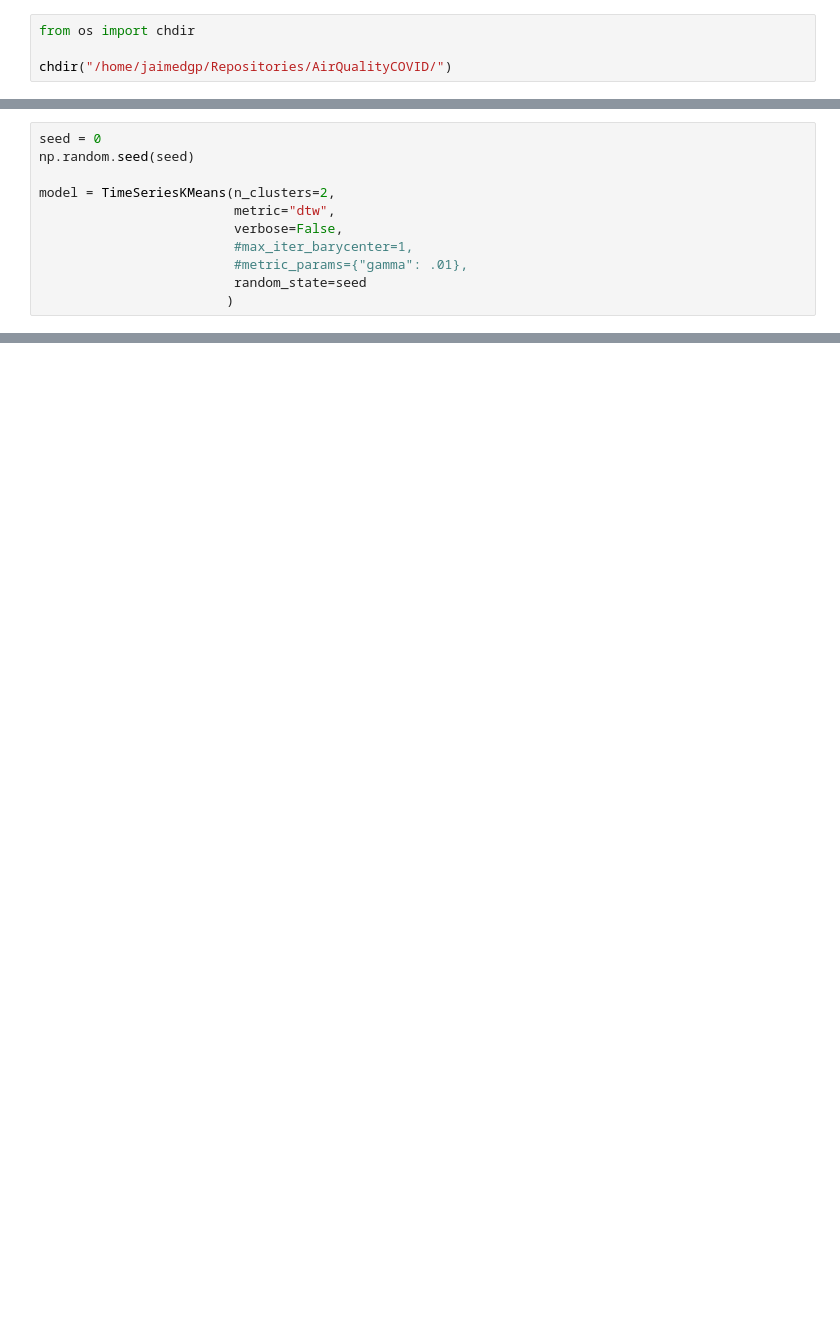
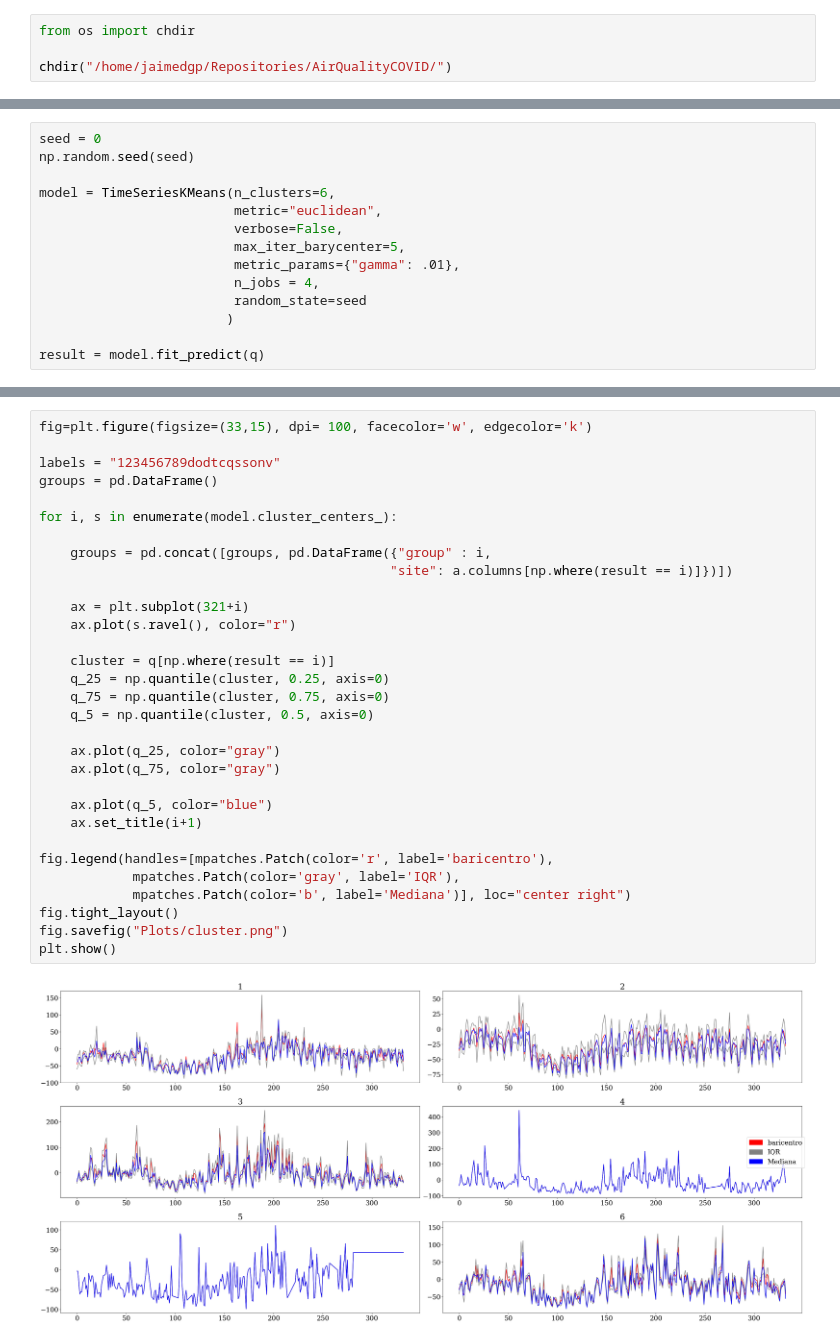
Before and after one commit to Jaimedgp/AirQualityCOVID, a Jupyter notebook: notebooks/Analysis/Clustering/clustering.ipynb, the cells around one changed output, grey strips where cells are left out. Cells and saved outputs as stored; diff of their text form; blank space fills up the shorter version.

```diff
--- a/notebooks/Analysis/Clustering/clustering.ipynb
+++ b/notebooks/Analysis/Clustering/clustering.ipynb
@@ -24,10 +63,13 @@ from tslearn.utils import to_time_series_dataset
 seed = 0
 np.random.seed(seed)
 
-model = TimeSeriesKMeans(n_clusters=2,
-                         metric="dtw",
+model = TimeSeriesKMeans(n_clusters=6,
+                         metric="euclidean",
                          verbose=False,
-                         #max_iter_barycenter=1,
-                         #metric_params={"gamma": .01},
+                         max_iter_barycenter=5,
+                         metric_params={"gamma": .01},
+                         n_jobs = 4,
                          random_state=seed
                         )
+
+result = model.fit_predict(q)
@@ -51,0 +76,33 @@ plt.plot(model.cluster_centers_[0], label="0")
+# %%
+fig=plt.figure(figsize=(33,15), dpi= 100, facecolor='w', edgecolor='k')
+
+labels = "123456789dodtcqssonv"
+groups = pd.DataFrame()
+
+for i, s in enumerate(model.cluster_centers_):
+
+    groups = pd.concat([groups, pd.DataFrame({"group" : i,
+                                             "site": a.columns[np.where(result == i)]})])
+
+    ax = plt.subplot(321+i)
+    ax.plot(s.ravel(), color="r")
+
+    cluster = q[np.where(result == i)]
+    q_25 = np.quantile(cluster, 0.25, axis=0)
+    q_75 = np.quantile(cluster, 0.75, axis=0)
+    q_5 = np.quantile(cluster, 0.5, axis=0)
+
+    ax.plot(q_25, color="gray")
+    ax.plot(q_75, color="gray")
+
+    ax.plot(q_5, color="blue")
+    ax.set_title(i+1)
+
+fig.legend(handles=[mpatches.Patch(color='r', label='baricentro'),
+            mpatches.Patch(color='gray', label='IQR'),
+            mpatches.Patch(color='b', label='Mediana')], loc="center right")
+fig.tight_layout()
+fig.savefig("Plots/cluster.png")
+plt.show()
+# %% [output]
+[figure, added]
```
Also changed, not shown: parts of 14 cells of this notebook, 2 other files.
